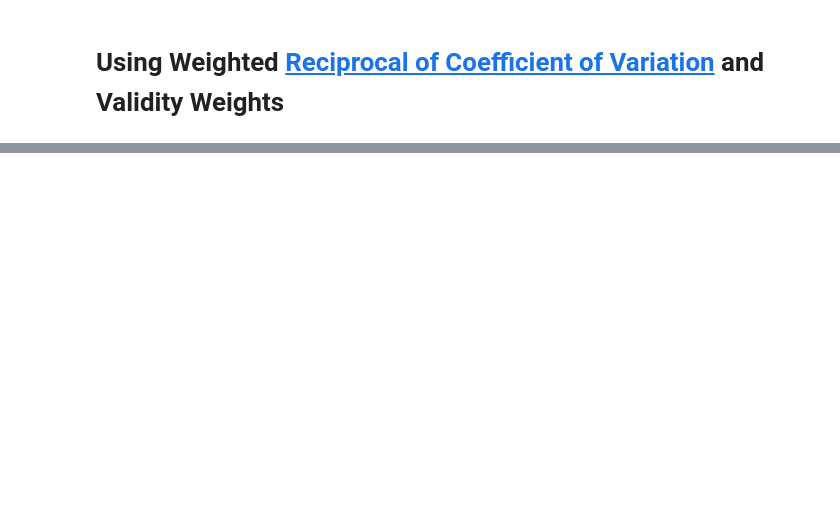
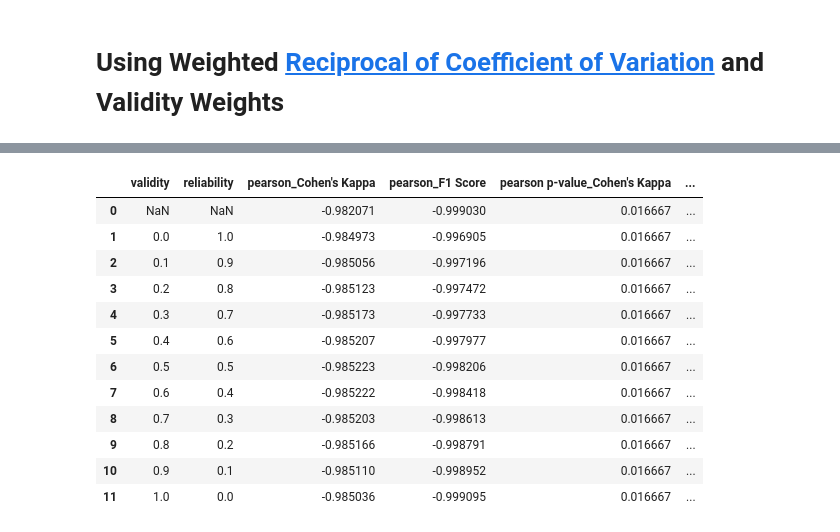
Before and after one commit to isabel-ronan/localSyntheticData, a Jupyter notebook: palliativeCareAblation.ipynb, the cells around one changed output, grey strips where cells are left out. Saved outputs shown, nothing was run; the diff lists cells and outputs as text; code cells hidden in the pictures; blank space fills up the shorter version.

```diff
--- a/palliativeCareAblation.ipynb
+++ b/palliativeCareAblation.ipynb
@@ -892,0 +361,32 @@ for val_ratio, rel_ratio in zip([round(0.1 * i, 1) for i in range(1, 10)], [roun
+# %%
+df_flat = (
+    results.pivot(
+        index=["validity", "reliability", "filename"],
+        columns="comparison",
+        values=["pearson", "pearson p-value",
+                "spearman", "spearman p-value",
+                "kendall", "kendall p-value"]
+    )
+    .reset_index()
+)
+
+df_flat.columns = [
+    "_".join(col).strip("_") if isinstance(col, tuple) else col
+    for col in df_flat.columns
+]
+
+df_flat.drop(columns=[column for column in df_flat.columns if 'spearman' in column or 'kendall' in column or 'filename' in column])
+# %% [output]
+|  | validity | reliability | pearson_Cohen's Kappa | pearson_F1 Score | pearson p-value_Cohen's Kappa | ... |
+| 0 | NaN | NaN | -0.982071 | -0.999030 | 0.016667 | ... |
+| 1 | 0.0 | 1.0 | -0.984973 | -0.996905 | 0.016667 | ... |
+| 2 | 0.1 | 0.9 | -0.985056 | -0.997196 | 0.016667 | ... |
+| 3 | 0.2 | 0.8 | -0.985123 | -0.997472 | 0.016667 | ... |
+| 4 | 0.3 | 0.7 | -0.985173 | -0.997733 | 0.016667 | ... |
+| 5 | 0.4 | 0.6 | -0.985207 | -0.997977 | 0.016667 | ... |
+| 6 | 0.5 | 0.5 | -0.985223 | -0.998206 | 0.016667 | ... |
+| 7 | 0.6 | 0.4 | -0.985222 | -0.998418 | 0.016667 | ... |
+| 8 | 0.7 | 0.3 | -0.985203 | -0.998613 | 0.016667 | ... |
+| 9 | 0.8 | 0.2 | -0.985166 | -0.998791 | 0.016667 | ... |
+| 10 | 0.9 | 0.1 | -0.985110 | -0.998952 | 0.016667 | ... |
+| 11 | 1.0 | 0.0 | -0.985036 | -0.999095 | 0.016667 | ... |
```
Also changed, not shown: parts of 17 cells of this notebook, 16 other files.
